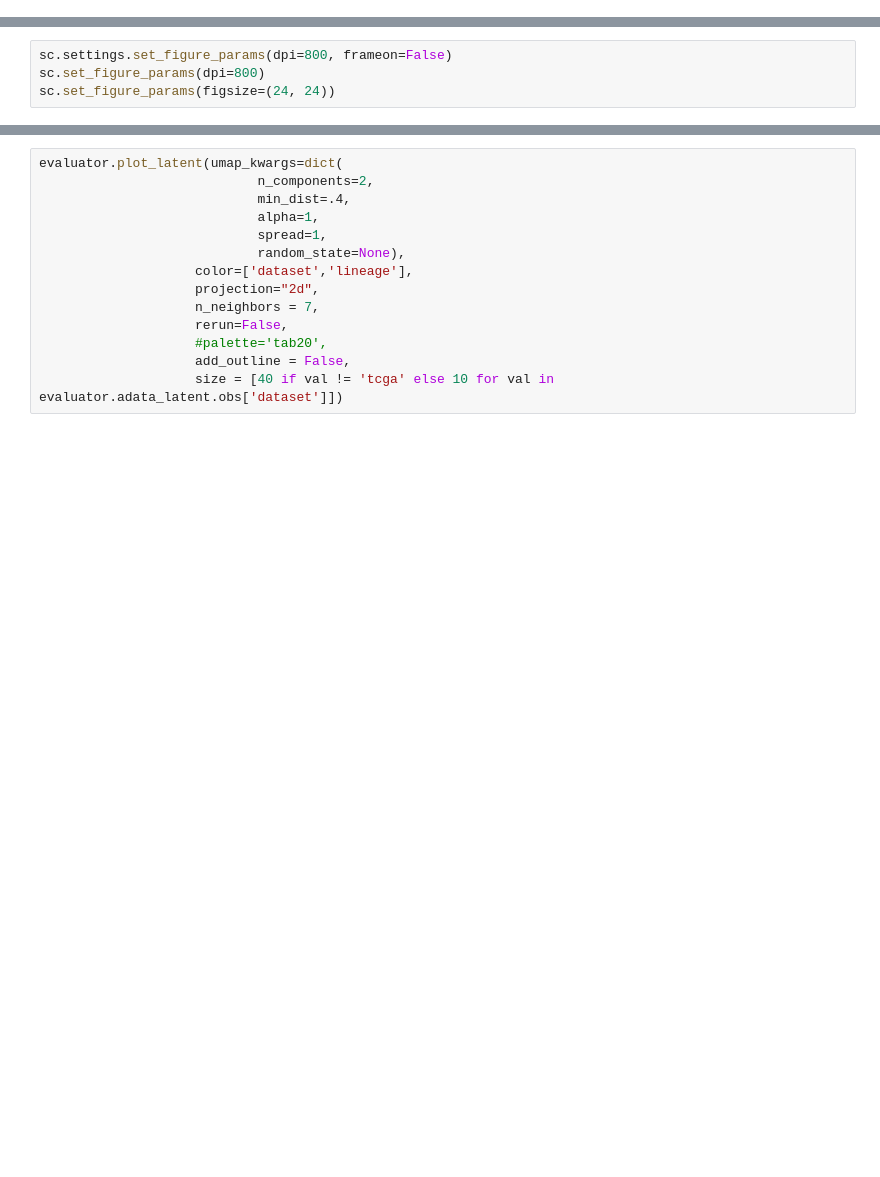
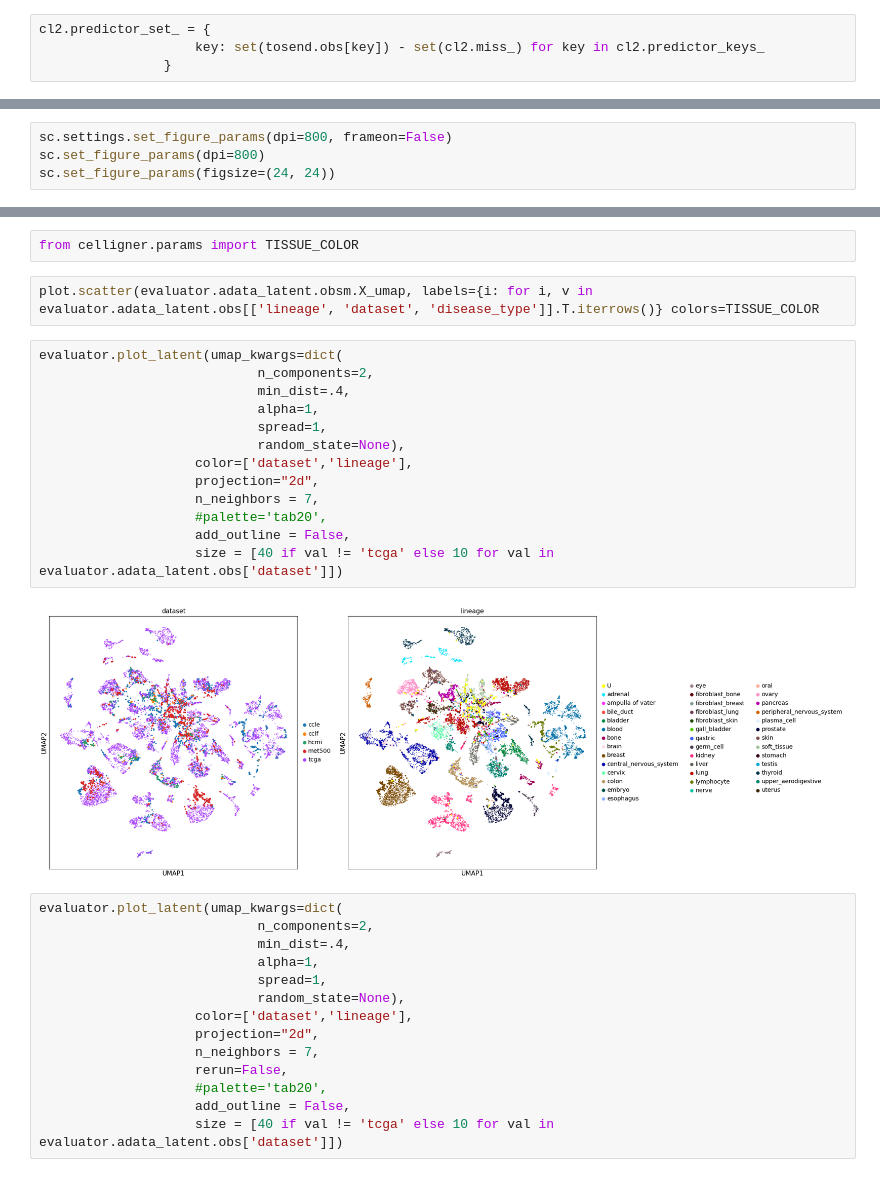
Before and after one commit to broadinstitute/celligner2, a Jupyter notebook: Celligner2-trial-3.ipynb, the cells around one changed output, grey strips where cells are left out. Saved outputs shown, nothing was run; the diff lists cells and outputs as text; blank space fills up the shorter version.

```diff
--- a/Celligner2-trial-3.ipynb
+++ b/Celligner2-trial-3.ipynb
@@ -366,0 +338,4 @@ Best State was in Epoch 135
+# %%
+cl2.predictor_set_ = {
+                    key: set(tosend.obs[key]) - set(cl2.miss_) for key in cl2.predictor_keys_
+                }
@@ -416,3 +470,22 @@ sc.set_figure_params(figsize=(24, 24))
+# %%
+from celligner.params import TISSUE_COLOR
+# %%
+plot.scatter(evaluator.adata_latent.obsm.X_umap, labels={i: for i, v in evaluator.adata_latent.obs[['lineage', 'dataset', 'disease_type']].T.iterrows()} colors=TISSUE_COLOR
+# %%
+evaluator.plot_latent(umap_kwargs=dict(
+                            n_components=2,
+                            min_dist=.4,
+                            alpha=1,
+                            spread=1,
+                            random_state=None),
+                    color=['dataset','lineage'],
+                    projection="2d",
+                    n_neighbors = 7,
+                    #palette='tab20',
+                    add_outline = False,
+                    size = [40 if val != 'tcga' else 10 for val in evaluator.adata_latent.obs['dataset']])
+# %% [output]
+[figure, added]
 # %%
 evaluator.plot_latent(umap_kwargs=dict(
                             n_components=2,
```
Also changed, not shown: parts of 34 cells of this notebook.
